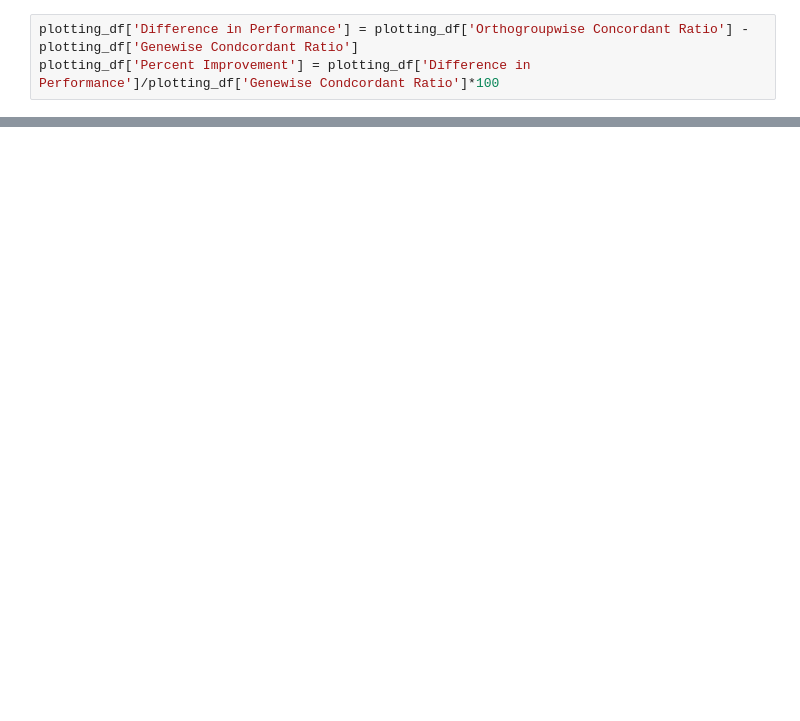
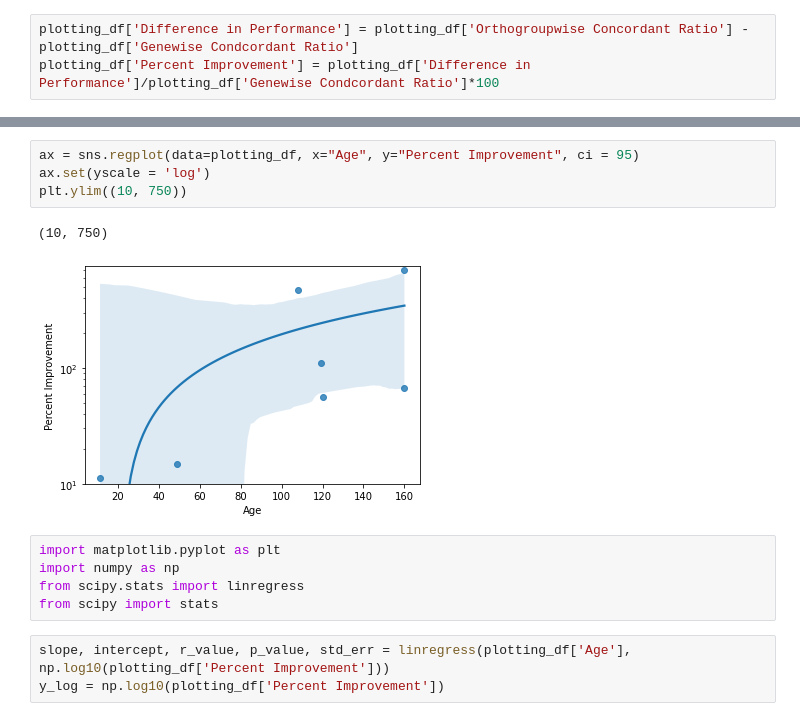
Before and after one commit to mikepassal/Plant_Go_Group_Analysis, a Jupyter notebook: Cross_species_module_comparison/Improving_signal/Integrated_across_all.ipynb, the cells around one changed output, grey strips where cells are left out. Cells and saved outputs as stored; diff of their text form; blank space fills up the shorter version.

```diff
--- a/Cross_species_module_comparison/Improving_signal/Integrated_across_all.ipynb
+++ b/Cross_species_module_comparison/Improving_signal/Integrated_across_all.ipynb
@@ -56,0 +57,15 @@ ax.spines["left"].set_color("black")
+# %%
+ax = sns.regplot(data=plotting_df, x="Age", y="Percent Improvement", ci = 95)
+ax.set(yscale = 'log')
+plt.ylim((10, 750))
+# %% [output]
+(10, 750)
+[figure, added]
+# %%
+import matplotlib.pyplot as plt
+import numpy as np
+from scipy.stats import linregress
+from scipy import stats
+# %%
+slope, intercept, r_value, p_value, std_err = linregress(plotting_df['Age'], np.log10(plotting_df['Percent Improvement']))
+y_log = np.log10(plotting_df['Percent Improvement'])
```
Also changed, not shown: parts of 6 cells of this notebook, 3 other files.
